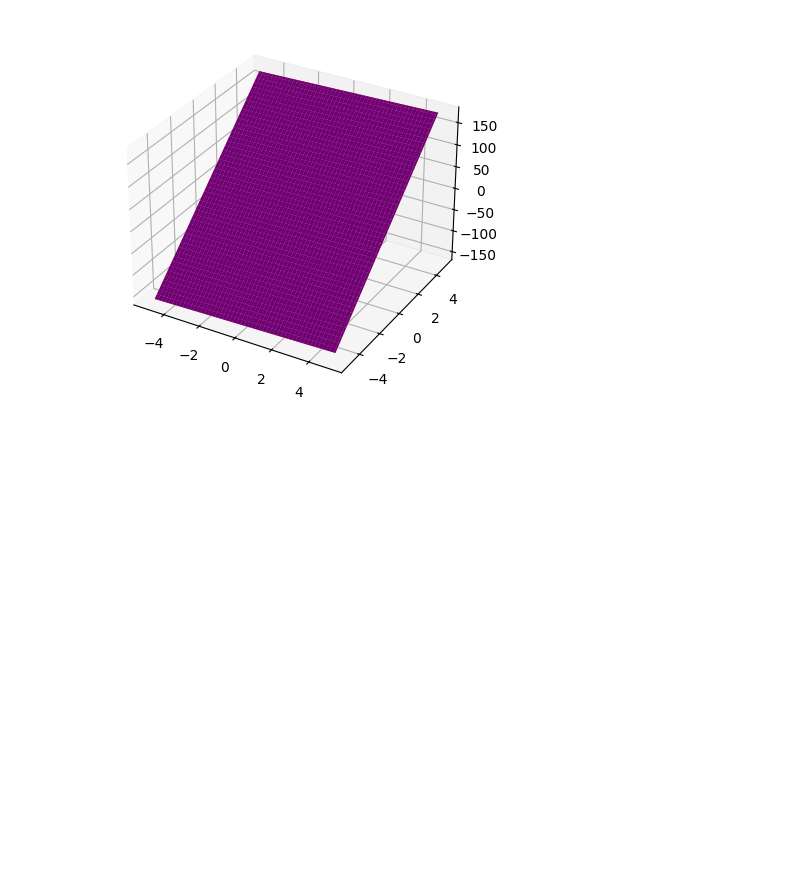
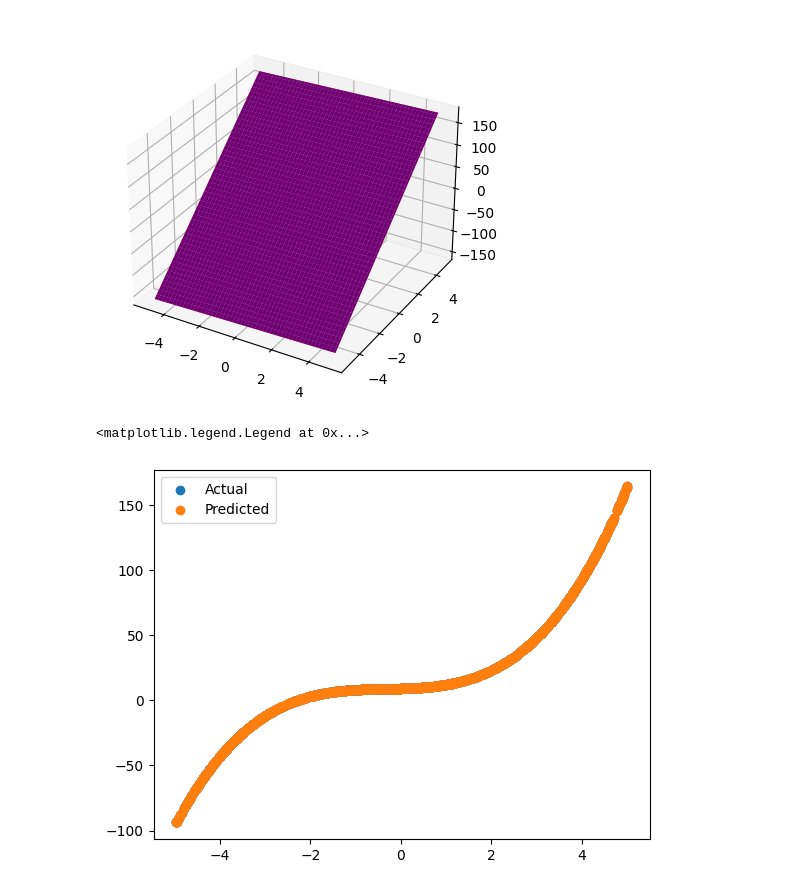
Before and after one commit to noahgsolomon/DeepStar, a Jupyter notebook: playground/nn.ipynb, the cells around one changed output. Saved outputs shown, nothing was run; the diff lists cells and outputs as text; code cells hidden in the pictures; blank space fills up the shorter version.

```diff
--- a/playground/nn.ipynb
+++ b/playground/nn.ipynb
@@ -310,3 +337,6 @@ maxRange = 0.5
+# %%
+minRange = -100
+maxRange = 100
 # %%
 X = np.linspace(minRange, maxRange, 100)
 Y = np.linspace(minRange, maxRange, 100)
@@ -412,3 +446,37 @@ ax.plot_surface(X, Y, Z, alpha=0.5, color='blue', label='Actual Z')
 (100, 100)
 <mpl_toolkits.mplot3d.art3d.Poly3DCollection at 0x...>
 [figure]
+# %%
+model = MLP(1, [1])
+# %%
+X = np.random.uniform(-5, 5, 1000)
+Y = X**3 + X**2 + X + 9
+# %%
+for _ in (t:=trange(100)):
+    loss_avg = 0
+    count = 0
+    for x, y in zip(X, Y):
+        out = model([x**3 + x**2 + x])
+
+        loss = (out - y)**2
+
+        loss_avg += loss.data
+        count += 1
+
+        loss.backward()
+
+        for p in model.parameters():
+            p.data -= 0.00001 * p.grad
+            p.grad = 0
+
+    t.set_description(f'loss: {loss_avg / max(count, 1)}')
+# %%
+Y_predicted = np.array([model([x**3 + x**2 + x]).data for x in X])
+
+plt.scatter(X, Y, label='Actual')
+plt.scatter(X, Y_predicted, label='Predicted')
+
+plt.legend()
+# %% [output]
+<matplotlib.legend.Legend at 0x...>
+[figure, added]
```
Also changed, not shown: parts of 9 cells of this notebook, 1 other file.
